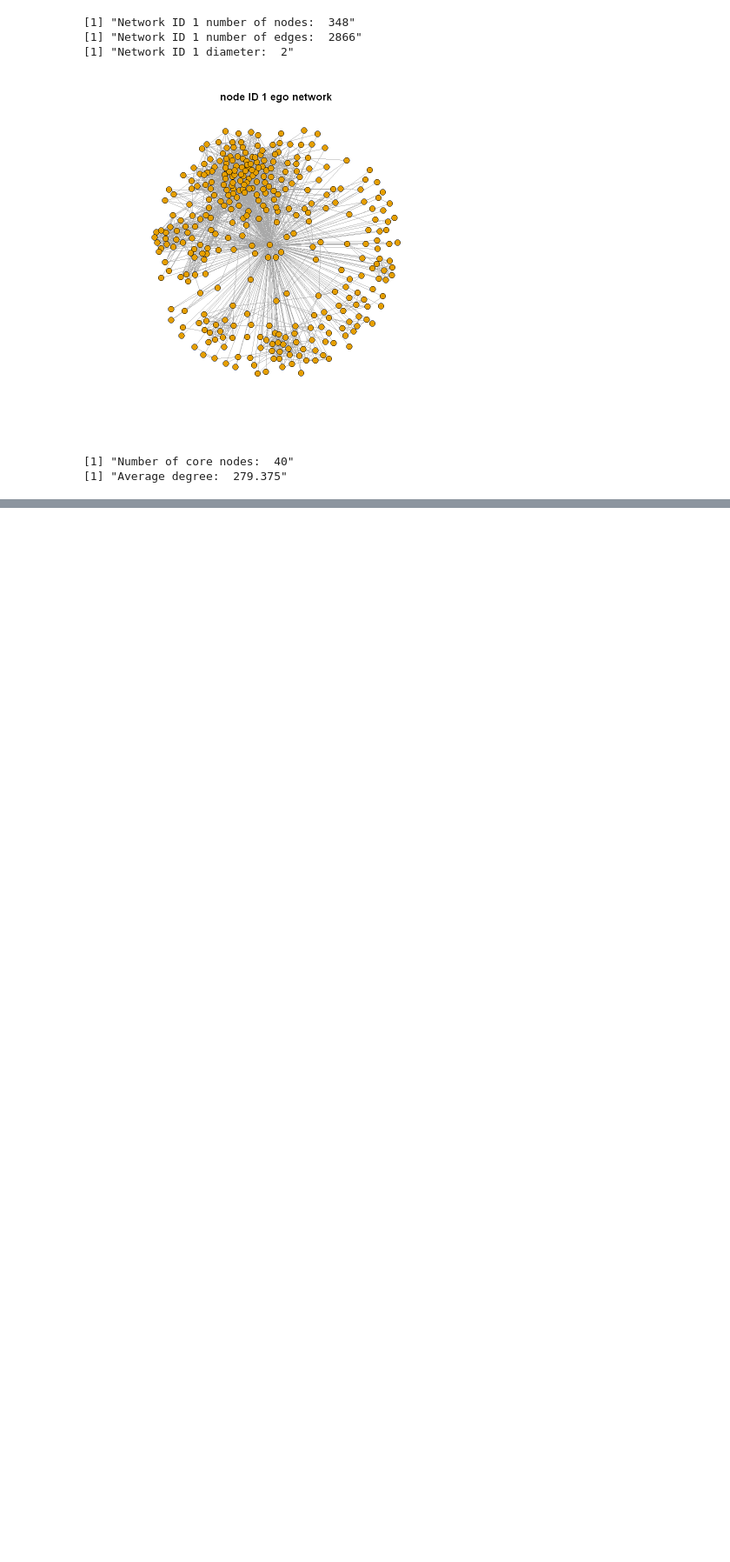
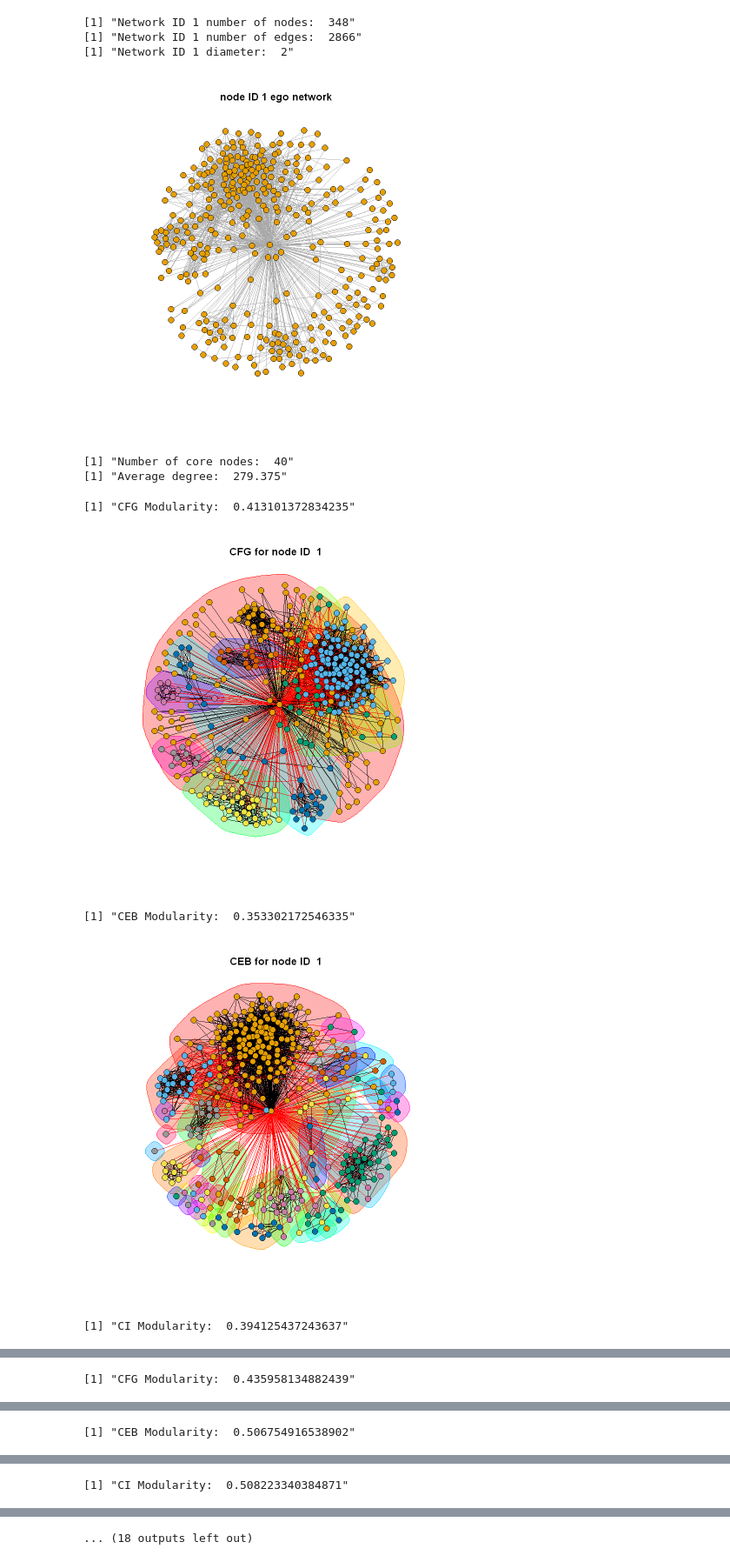
Before and after one commit to CapnSquirrel/ECE-232E, a Jupyter notebook: Project2/project2.ipynb, the cells around one changed output, grey strips where cells are left out. Shown at 87% size. Cells and saved outputs as stored; diff of their text form; code cells hidden in the pictures; blank space fills up the shorter version.

```diff
--- a/Project2/project2.ipynb
+++ b/Project2/project2.ipynb
@@ -47,3 +103,11 @@ fb_core(g, g_edgelist)
 # %% [output]
 [1] "Number of core nodes:  40"
 [1] "Average degree:  279.375"
+# %%
+core_communities(g)
+# %% [output]
+[1] "CFG Modularity:  0.413101372834235"
+[figure, added]
+[1] "CEB Modularity:  0.353302172546335"
+[figure, added]
+[1] "CI Modularity:  0.394125437243637"
@@ -49,0 +115 @@ fb_core(g, g_edgelist)
+[1] "CFG Modularity:  0.435958134882439"
@@ -49,0 +117 @@ fb_core(g, g_edgelist)
+[1] "CEB Modularity:  0.506754916538902"
@@ -49,0 +119 @@ fb_core(g, g_edgelist)
+[1] "CI Modularity:  0.508223340384871"
@@ -49,0 +121 @@ fb_core(g, g_edgelist)
+... (18 outputs left out)
```
Also changed, not shown: parts of 3 cells of this notebook.
